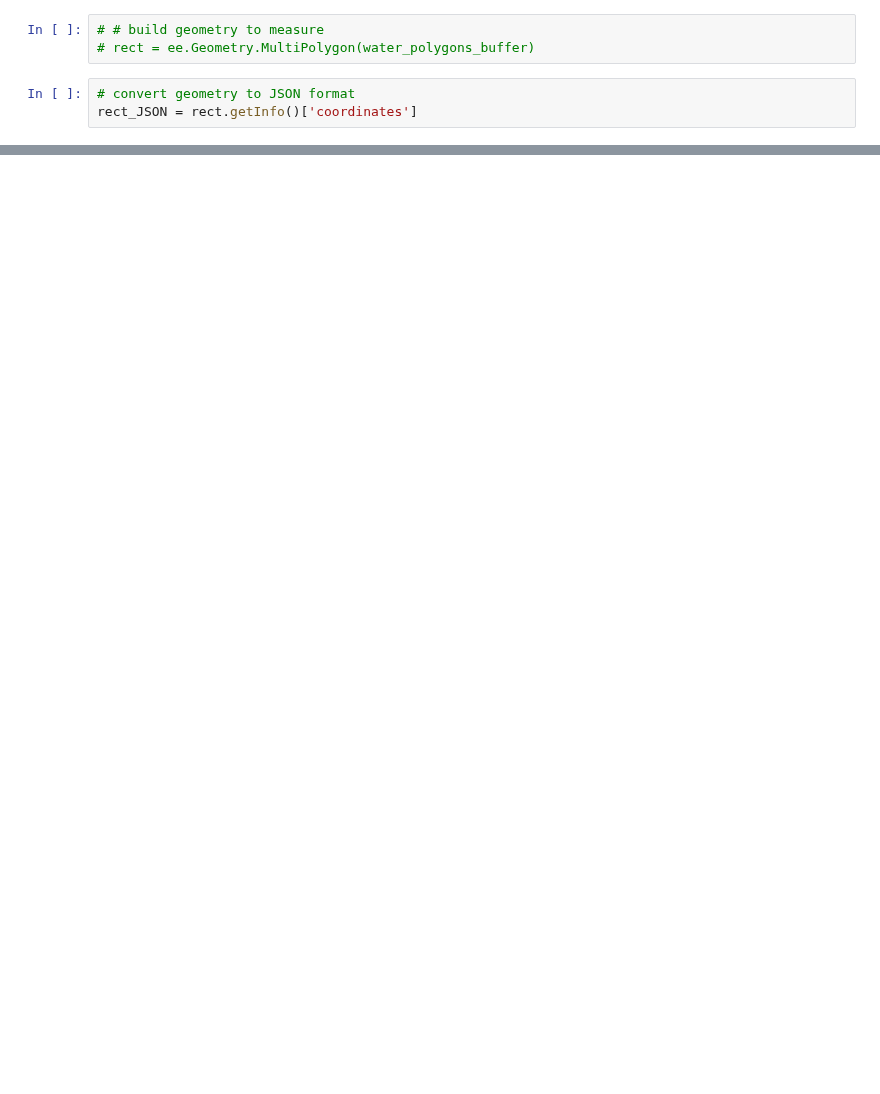
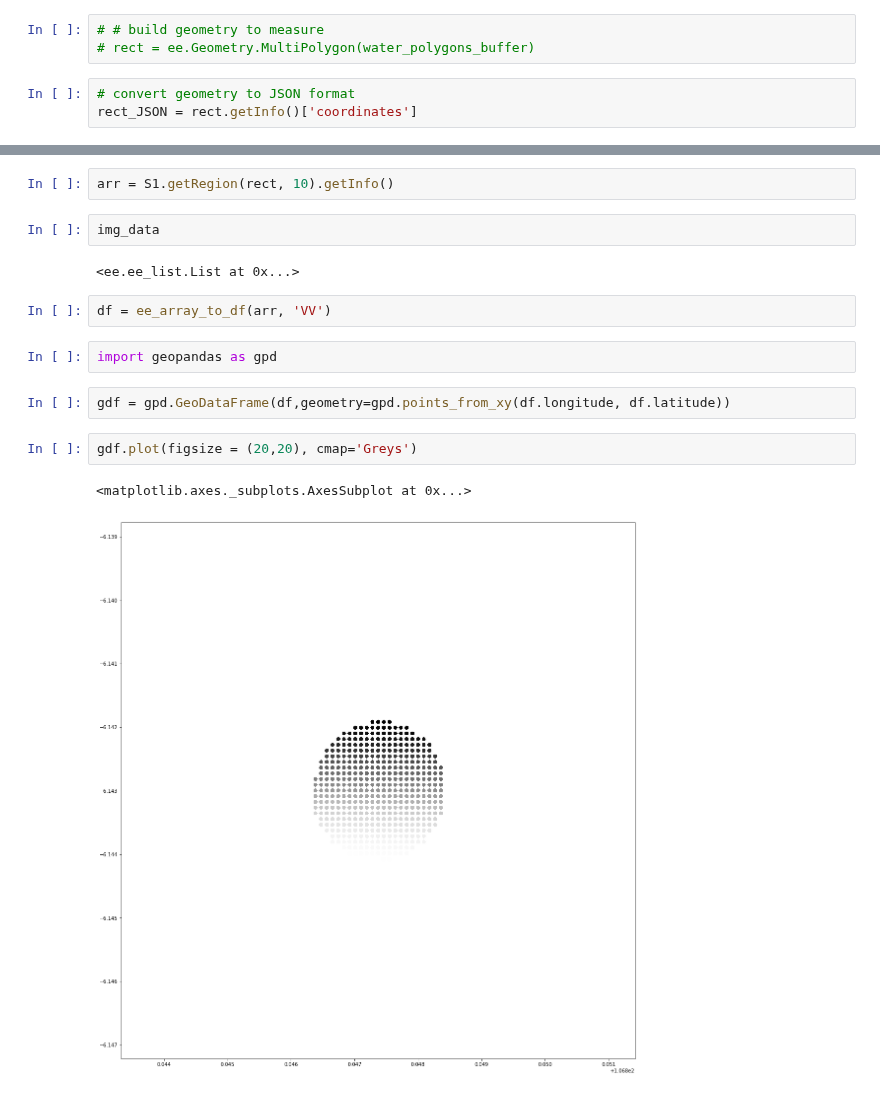
Before and after one commit to krakchris/rimbun.io, a Jupyter notebook: 03_Add_metadata/02_green_area_change/GEE_green_change.ipynb, the cells around one changed output, grey strips where cells are left out. Drawn from its saved outputs; the diff is of its cells as text; blank space fills up the shorter version.

```diff
--- a/03_Add_metadata/02_green_area_change/GEE_green_change.ipynb
+++ b/03_Add_metadata/02_green_area_change/GEE_green_change.ipynb
@@ -138,0 +191,17 @@ img_url = S1.first().getThumbUrl({
+# %%
+arr = S1.getRegion(rect, 10).getInfo()
+# %%
+img_data
+# %% [output]
+<ee.ee_list.List at 0x...>
+# %%
+df = ee_array_to_df(arr, 'VV')
+# %%
+import geopandas as gpd
+# %%
+gdf = gpd.GeoDataFrame(df,geometry=gpd.points_from_xy(df.longitude, df.latitude))
+# %%
+gdf.plot(figsize = (20,20), cmap='Greys')
+# %% [output]
+<matplotlib.axes._subplots.AxesSubplot at 0x...>
+[figure, added]
```
Also changed, not shown: parts of 14 cells of this notebook.
